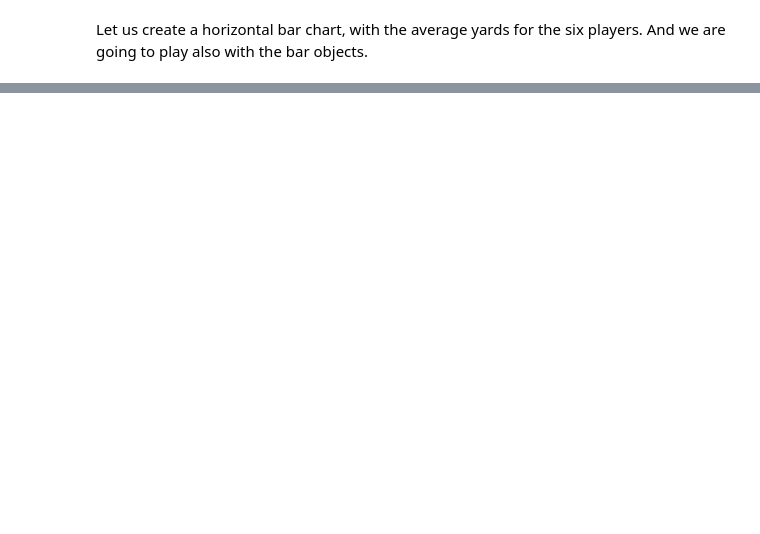
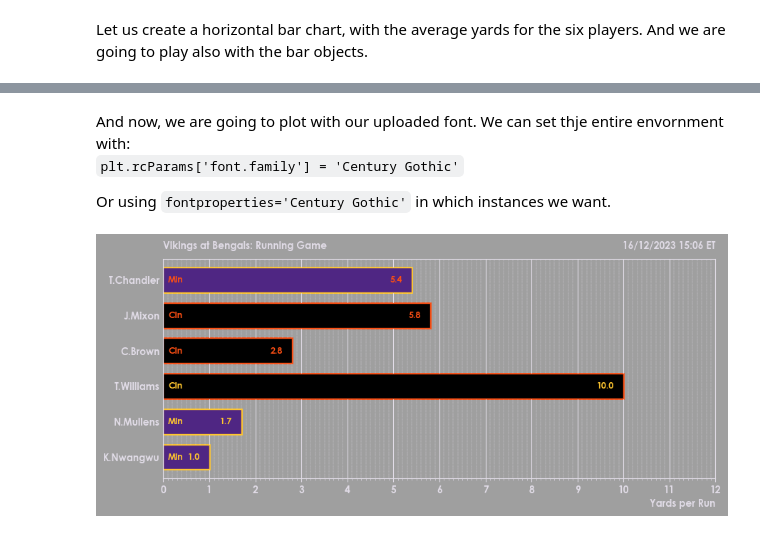
Before and after one commit to alvarohernandezalt/matplotlib_thePathof, a Jupyter notebook: 01_OOP_InterfacesDesign/AB_Appearance_TicksGridsAxes.ipynb, the cells around one changed output, grey strips where cells are left out. Saved outputs shown, nothing was run; the diff lists cells and outputs as text; code cells hidden in the pictures; blank space fills up the shorter version.

```diff
--- a/01_OOP_InterfacesDesign/AB_Appearance_TicksGridsAxes.ipynb
+++ b/01_OOP_InterfacesDesign/AB_Appearance_TicksGridsAxes.ipynb
@@ -240,0 +320,74 @@ plt.savefig('runsAVG.pdf');
+# %% [markdown]
+And now, we are going to plot with our uploaded font. We can set thje entire envornment with:
+<br> `plt.rcParams['font.family'] = 'Century Gothic'`
+
+Or using `fontproperties='Century Gothic'` in which instances we want.
+# %%
+from matplotlib.font_manager import FontProperties
+
+df = df.sort_values(by='Yards')
+fig, ax = plt.figure(figsize=(10,4), facecolor='#9F9F9F'), plt.axes(facecolor='#9F9F9F')
+
+df['Avg'].plot.barh(ax = ax,
+             color = df['colors_1'],
+             edgecolor= df['colors_2'],
+             linewidth = 2,
+             width = 0.7)
+
+plt.rcParams['font.family'] = 'Century Gothic'
+font = FontProperties()
+font.set_family('Century Gothic')
+font.set_weight('bold')
+
+for spine in 'bottom', 'left', 'top', 'right':
+  ax.spines[spine].set_color('#E1DCE7')
+
+xlim0, xlim1 = 0, round(df['Avg'].max()) + 1
+ax.set_xlim([xlim0 , xlim1])
+ax.set_xticks(range(xlim0, xlim1 + 2))
+# Change both the ticks and ticklabels color
+ax.tick_params(axis='x', colors='#E1DCE7')
+for label in ax.get_xticklabels():
+    label.set_fontproperties(font)
+
+ax.xaxis.set_minor_locator(MultipleLocator(1/10))
+df['Avg'].plot.barh(ax=ax,
+                    color=df['colors_1'],
+                    edgecolor=df['colors_2'],
+                    linewidth=1,
+                    width=0.7, # Increase this value to make the bars wider
+                    zorder=2)
+
+ax.yaxis.set_tick_params(length=0, which='major', rotation = 0)
+ax.set_yticklabels(df['Name'], color='#E1DCE7', fontproperties=font)
+
+ax.xaxis.grid(True, which='major', color='#E1DCE7', linestyle='-', zorder=1)
+ax.xaxis.grid(True, which='minor', color='#E1DCE7', linestyle='--', linewidth=0.3, zorder=1)
+
+ax.xaxis.set_tick_params(length=2, which='minor', color='#D1CBD7')
+ax.set_xlabel('Yards per Run', color='#E1DCE7', loc='right', fontproperties=font)
+ax.set_title('Vikings at Bengals: Running Game',
+             color='#E1DCE7',
+             pad=10, # Added some padding to separate from top spine
+             loc='Left', # Moving title to the left
+             fontproperties=font
+             )
+# Add another title in the right side
+ax.set_title('16/12/2023 15:06 ET',
+             color='#E1DCE7',
+             loc='right',
+             pad=10,
+             fontsize=10,
+             fontproperties=font)
+# Adding the average number for each player
+for i, v in enumerate(df['Avg']):
+    ax.text(v - 0.2, i, str(round(v, 2)), color=df['colors_2'][i], va='center', ha='right',
+            fontsize=9, zorder=4, fontproperties=font)
+for i, team in enumerate(df['Team']):
+    ax.text(0.1, i, team, color=df['colors_2'][i], va='center', ha='left',
+            fontsize=9,  zorder=4, fontproperties=font)
+
+# Save the vector PDF
+plt.savefig('runsAVG_SomeText.pdf')
+# %% [output]
+[figure, added]
```
Also changed, not shown: parts of 8 cells of this notebook.
